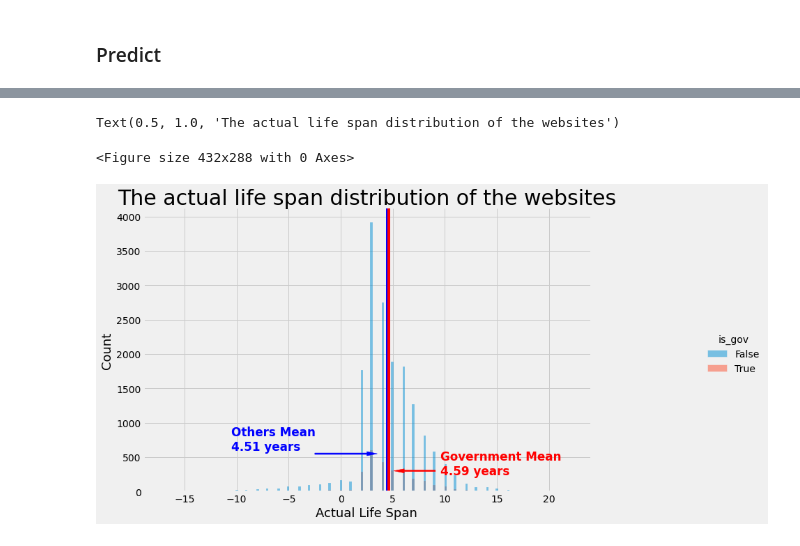
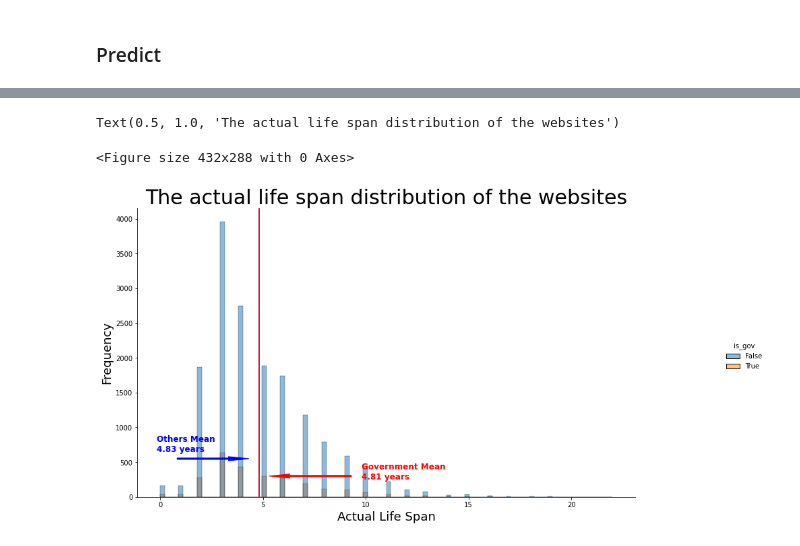
Before and after one commit to sciosci/predicting_resource_longevity, a Jupyter notebook: iconference_followup_study/tobit/grid_search/best_C_49.8_alpha_1_predict_gov_comparsion.ipynb, the cells around one changed output, grey strips where cells are left out. Drawn from its saved outputs; the diff is of its cells as text; code cells hidden in the pictures.

```diff
--- a/iconference_followup_study/tobit/grid_search/best_C_49.8_alpha_1_predict_gov_comparsion.ipynb
+++ b/iconference_followup_study/tobit/grid_search/best_C_49.8_alpha_1_predict_gov_comparsion.ipynb
@@ -20,7 +20,7 @@ import time, datetime, numpy as np, pandas as pd
 seed = 77
 np.random.seed(seed)
 
-data_file = 'untrunc_data_cleaned_url.csv'
+data_file = '../untrunc_data_cleaned_url.csv'
 
 raw_data = pd.read_table(data_file, sep=',', index_col=0)
 raw_data = raw_data.dropna()
@@ -179,5 +179,8 @@ Name: life_span, Length: 19429, dtype: float64
 # %%
 urls.loc[:, 'actual_life_span'] = urls.label + 1990 - urls.first_appear
+
+urls = urls[urls.life_span >= 0]
+urls = urls[urls.actual_life_span >= 0]
 # %%
 from scipy import stats
 
@@ -200,21 +203,21 @@ from scipy.stats import norm
 
 
 plt.clf()
-style.use('fivethirtyeight')
+# style.use('fivethirtyeight')
 fig = sns.displot(urls, x="life_span", hue="is_gov")
 
 fig.fig.set_size_inches(15,7)
 
-plt.arrow(urls_gov.life_span.mean()-15, 370, 10, 0, width=5, head_length=2, color='red')
+plt.arrow(urls_gov.life_span.mean()-13, 370, 10, 0, width=5, head_length=2, color='red')
 plt.axvline(urls_gov.life_span.mean(), 0, 10, c='red')
-plt.text(urls_gov.life_span.mean()-30, 400, f'Government Mean\n{round(urls_gov.life_span.mean(), 2)} years', c='red', size='large', weight='bold')
+plt.text(urls_gov.life_span.mean()-17, 400, f'Government Mean\n{round(urls_gov.life_span.mean(), 2)} years', c='red', size='large', weight='bold')
 
 plt.arrow(urls_gov.life_span.mean()+5, 230, -1, 0, width=5, head_length=2, color='blue')
 plt.axvline(urls_others.life_span.mean(), 0, 10, c='blue')
 plt.text(urls_others.life_span.mean()+5, 200, f'Others Mean\n{round(urls_others.life_span.mean(), 2)} years', c='blue', size='large', weight='bold')
 
 plt.xlabel('Life Span', fontsize=18)
-plt.ylabel('Count', fontsize=18)
+plt.ylabel('Frequency', fontsize=18)
 plt.title('The predicted life span distribution of the websites', fontsize=30)
 # %% [output]
 Text(0.5, 1.0, 'The predicted life span distribution of the websites')
@@ -223,22 +226,22 @@ Text(0.5, 1.0, 'The predicted life span distribution of the websites')
 # %%
 plt.clf()
-style.use('fivethirtyeight')
+# style.use('fivethirtyeight')
 fig = sns.displot(urls, x="actual_life_span", hue="is_gov")
 
 fig.fig.set_size_inches(15,7)
 
-plt.arrow(urls_others.actual_life_span.mean()-7, 550, 5, 0, width=20, head_length=1, color='blue')
+plt.arrow(urls_others.actual_life_span.mean()-4, 550, 2.5, 0, width=20, head_length=1, color='blue')
 plt.axvline(urls_others.actual_life_span.mean(), 0, 10, c='blue')
-plt.text(urls_others.actual_life_span.mean()-15, 600, f'Others Mean\n{round(urls_others.actual_life_span.mean(), 2)} years', c='blue', size='large', weight='bold')
+plt.text(urls_others.actual_life_span.mean()-5, 650, f'Others Mean\n{round(urls_others.actual_life_span.mean(), 2)} years', c='blue', size='large', weight='bold')
 
 plt.arrow(urls_gov.actual_life_span.mean()+4.5, 300, -3, 0, width=20, head_length=1, color='red')
 plt.axvline(urls_gov.actual_life_span.mean(), 0, 10, c='red')
 plt.text(urls_gov.actual_life_span.mean()+5, 250, f'Government Mean\n{round(urls_gov.actual_life_span.mean(), 2)} years', c='red', size='large', weight='bold')
 
 plt.xlabel('Actual Life Span', fontsize=18)
-plt.ylabel('Count', fontsize=18)
+plt.ylabel('Frequency', fontsize=18)
 plt.title('The actual life span distribution of the websites', fontsize=30)
 # %% [output]
 Text(0.5, 1.0, 'The actual life span distribution of the websites')
 <Figure size 432x288 with 0 Axes>
-[figure, old version]
+[figure, new version]
```
Also changed, not shown: parts of 8 cells of this notebook, 5 other files.
